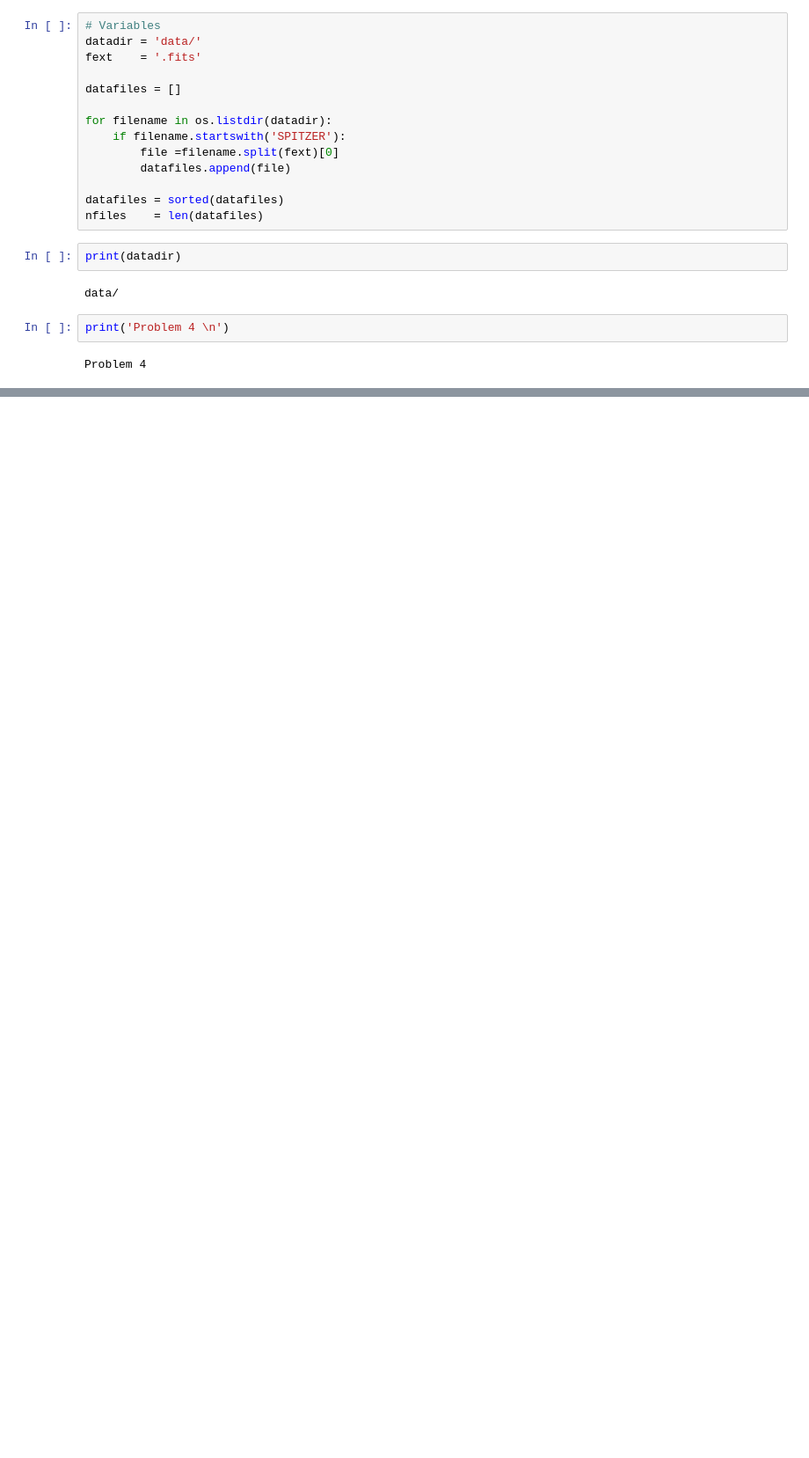
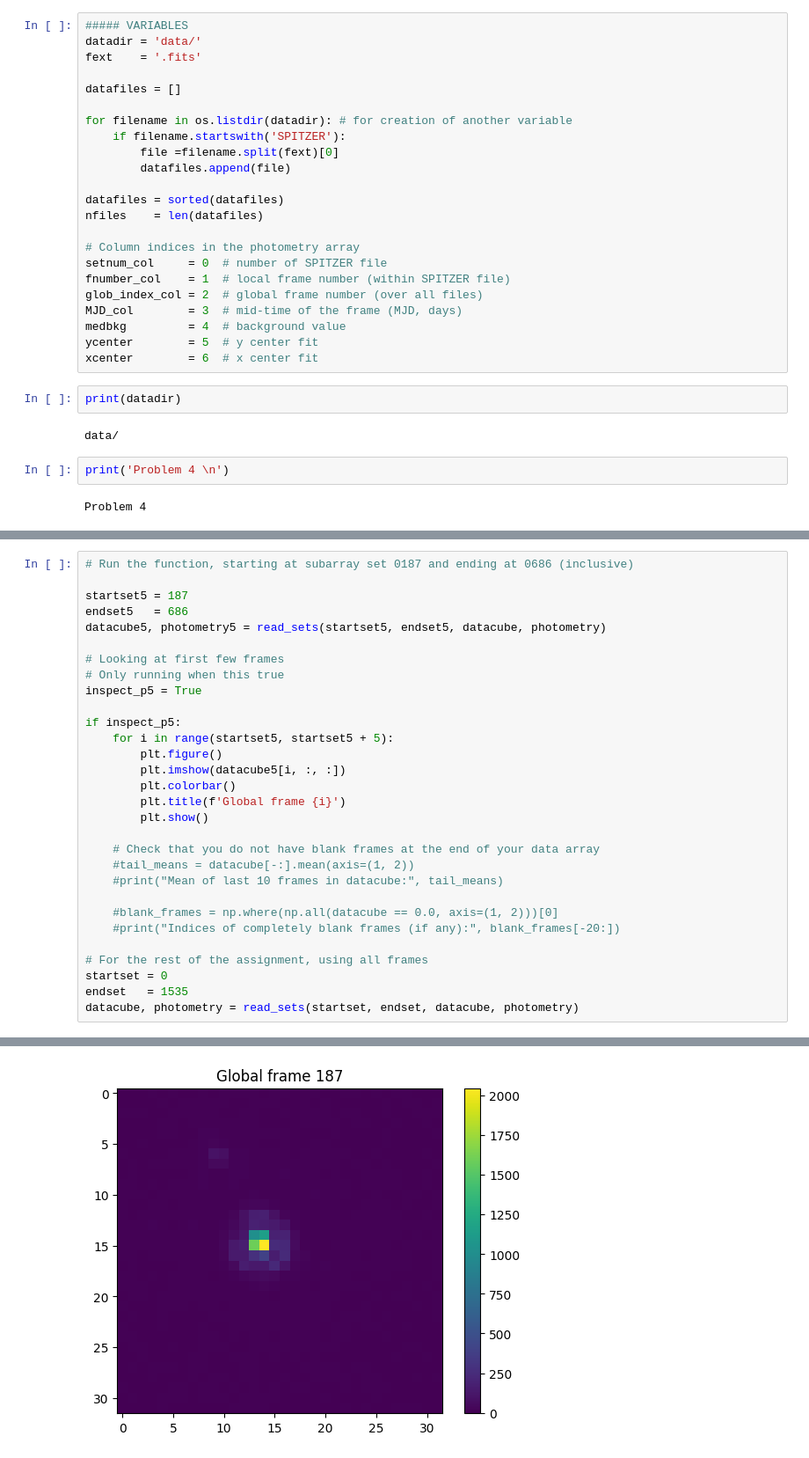
Before and after one commit to amedina695/lectures_git, a Jupyter notebook: final/final_amedina.ipynb, the cells around one changed output, grey strips where cells are left out. Shown at 88% size. Saved outputs shown, nothing was run; the diff lists cells and outputs as text; blank space fills up the shorter version.

```diff
--- a/final/final_amedina.ipynb
+++ b/final/final_amedina.ipynb
@@ -14,19 +31,28 @@ print('Problem 3 \n')
 # %% [output]
 Problem 3
 # %%
-# Variables
+##### VARIABLES
 datadir = 'data/'
 fext    = '.fits'
 
 datafiles = []
 
-for filename in os.listdir(datadir):
+for filename in os.listdir(datadir): # for creation of another variable
     if filename.startswith('SPITZER'):
         file =filename.split(fext)[0]
         datafiles.append(file)
 
 datafiles = sorted(datafiles)
 nfiles    = len(datafiles)
+
+# Column indices in the photometry array
+setnum_col     = 0  # number of SPITZER file
+fnumber_col    = 1  # local frame number (within SPITZER file)
+glob_index_col = 2  # global frame number (over all files)
+MJD_col        = 3  # mid-time of the frame (MJD, days)
+medbkg         = 4  # background value
+ycenter        = 5  # y center fit
+xcenter        = 6  # x center fit
 # %%
 print(datadir)
 # %% [output]
@@ -71,0 +157,31 @@ IndexError: arrays used as indices must be of integer (or boolean) type
+# %%
+# Run the function, starting at subarray set 0187 and ending at 0686 (inclusive)
+
+startset5 = 187
+endset5   = 686
+datacube5, photometry5 = read_sets(startset5, endset5, datacube, photometry)
+
+# Looking at first few frames
+# Only running when this true
+inspect_p5 = True
+
+if inspect_p5:
+    for i in range(startset5, startset5 + 5):
+        plt.figure()
+        plt.imshow(datacube5[i, :, :])
+        plt.colorbar()
+        plt.title(f'Global frame {i}')
+        plt.show()
+
+    # Check that you do not have blank frames at the end of your data array
+    #tail_means = datacube[-:].mean(axis=(1, 2))
+    #print("Mean of last 10 frames in datacube:", tail_means)
+
+    #blank_frames = np.where(np.all(datacube == 0.0, axis=(1, 2)))[0]
+    #print("Indices of completely blank frames (if any):", blank_frames[-20:])
+
+# For the rest of the assignment, using all frames
+startset = 0
+endset   = 1535
+datacube, photometry = read_sets(startset, endset, datacube, photometry)
+# %% [output]
@@ -71,0 +190 @@ IndexError: arrays used as indices must be of integer (or boolean) type
+[figure, added]
```
Also changed, not shown: parts of 21 cells of this notebook, 24 other files.
